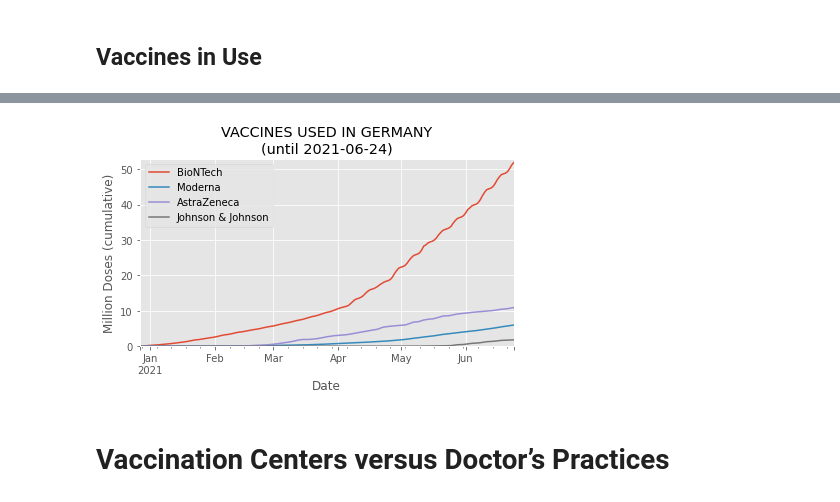
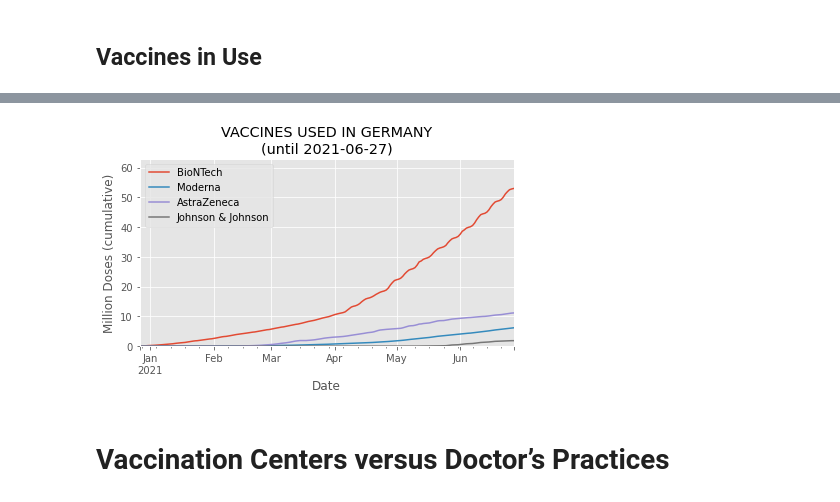
Before and after one commit to RuedigerVoigt/track-covid-19, a Jupyter notebook: vaccination.ipynb, the cells around one changed output, grey strips where cells are left out. Cells and saved outputs as stored; diff of their text form; code cells hidden in the pictures.

Commit message:
Update data, change margin of plot

```diff
--- a/vaccination.ipynb
+++ b/vaccination.ipynb
@@ -419,12 +419,12 @@ vaccine_use.tail(3)
 # %%
 vaccines_used = vaccine_use.plot(
     # as it is cumulative, the last row must contain the single highest number
-    ylim=(0,math.ceil(max(vaccine_use.iloc[-1]))+1),
+    ylim=(0,math.ceil(max(vaccine_use.iloc[-1]))+10),
     xlabel='Date',
     ylabel='Million Doses (cumulative)',
     title=f"VACCINES USED IN GERMANY\n(until {last_update})")
 # %% [output]
-[figure, old version]
+[figure, new version]
 # %%
 fig = vaccines_used.get_figure()
 fig.savefig('img/vaccines_used_in_germany.png')
```
Also changed, not shown: parts of 32 cells of this notebook, 11 other files.
